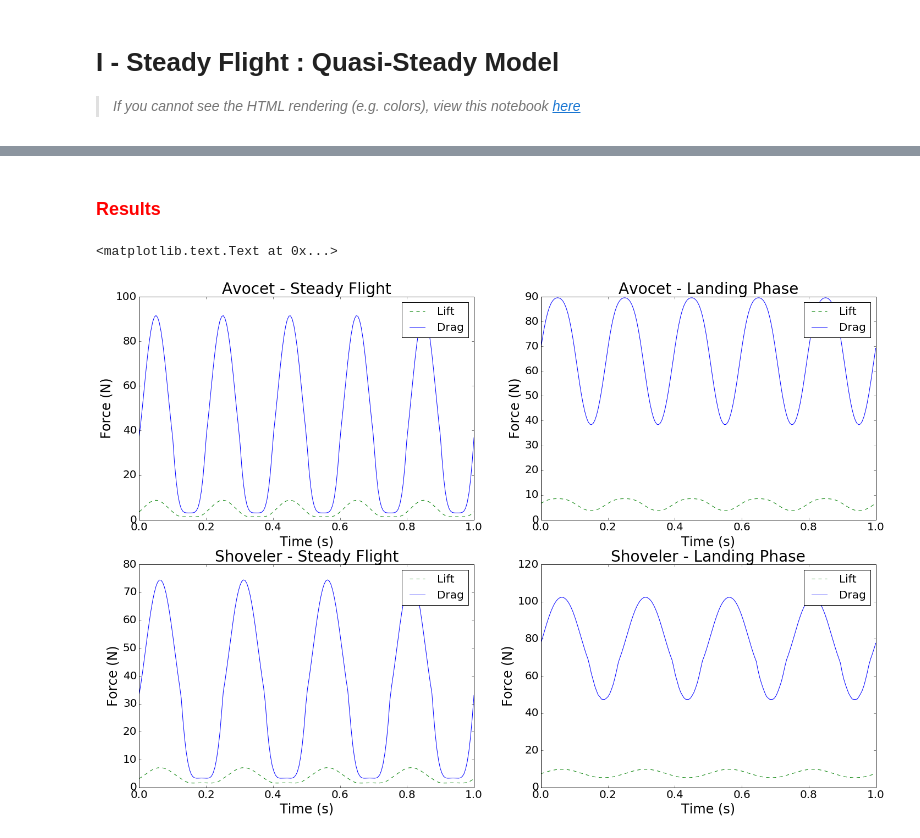
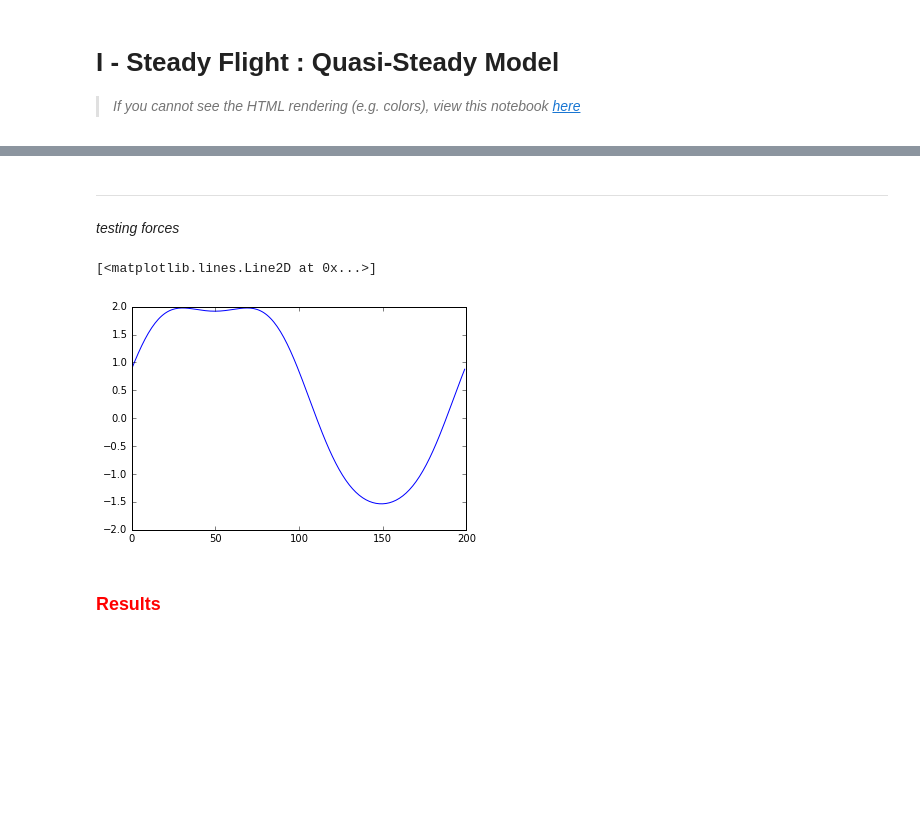
Before and after one commit to Ravirajadrangi/Biomechanics-of-Flight., a Jupyter notebook: dynamics/QS.ipynb, the cells around one changed output, grey strips where cells are left out. Drawn from its saved outputs; the diff is of its cells as text; code cells hidden in the pictures; blank space fills up the shorter version.

```diff
--- a/dynamics/QS.ipynb
+++ b/dynamics/QS.ipynb
@@ -211,2 +230,13 @@ def transl_forces(c,r,v,alpha,rho=rho_air):
+# %% [markdown]
+---
+*testing forces*
+# %%
+test = QS(5.*u.Hz,20.*u.cm,15*u.cm,35*u.cm,10*u.cm/u.s)
+test_cl = test.lift_drag_coeff()[0]
+test_fl = test.transl_forces()[0]
+plt.plot(test_fl)
+# %% [output]
+[<matplotlib.lines.Line2D at 0x...>]
+[figure, added]
 # %% [markdown]
 ### <font color="red">Results</font>
@@ -218,31 +242,0 @@ sho_fl_2,sho_fd_2 = transl_forces(wing_c,wing_r,v_tot_sho_2,alpha_sho_2)
-# %%
-plt.figure(figsize=(24,16))
-
-plt.subplot(221)
-plt.plot(time_elapse,avo_fl_1,'g--',label='Lift')
-plt.plot(time_elapse,avo_fd_1,'b-',label='Drag')
-plt.xlabel('Time (s)',fontsize=24); plt.ylabel('Force (N)',fontsize=24)
-plt.xticks(fontsize=20); plt.yticks(fontsize=20); plt.legend(fontsize=20)
-plt.title('Avocet - Steady Flight',fontsize=28)
-plt.subplot(222)
-plt.plot(time_elapse,avo_fl_2,'g--',label='Lift')
-plt.plot(time_elapse,avo_fd_2,'b-',label='Drag')
-plt.xlabel('Time (s)',fontsize=24); plt.ylabel('Force (N)',fontsize=24)
-plt.xticks(fontsize=20); plt.yticks(fontsize=20); plt.legend(fontsize=20)
-plt.title('Avocet - Landing Phase',fontsize=28)
-
-plt.subplot(223)
-plt.plot(time_elapse,sho_fl_1,'g--',label='Lift')
-plt.plot(time_elapse,sho_fd_1,'b-',label='Drag')
-plt.xlabel('Time (s)',fontsize=24); plt.ylabel('Force (N)',fontsize=24)
-plt.xticks(fontsize=20); plt.yticks(fontsize=20); plt.legend(fontsize=20)
-plt.title('Shoveler - Steady Flight',fontsize=28)
-plt.subplot(224)
-plt.plot(time_elapse,sho_fl_2,'g--',label='Lift')
-plt.plot(time_elapse,sho_fd_2,'b-',label='Drag')
-plt.xlabel('Time (s)',fontsize=24); plt.ylabel('Force (N)',fontsize=24)
-plt.xticks(fontsize=20); plt.yticks(fontsize=20); plt.legend(fontsize=20)
-plt.title('Shoveler - Landing Phase',fontsize=28)
-# %% [output]
-<matplotlib.text.Text at 0x...>
-[figure, removed]
```
Also changed, not shown: parts of 24 cells of this notebook, 2 other files.
